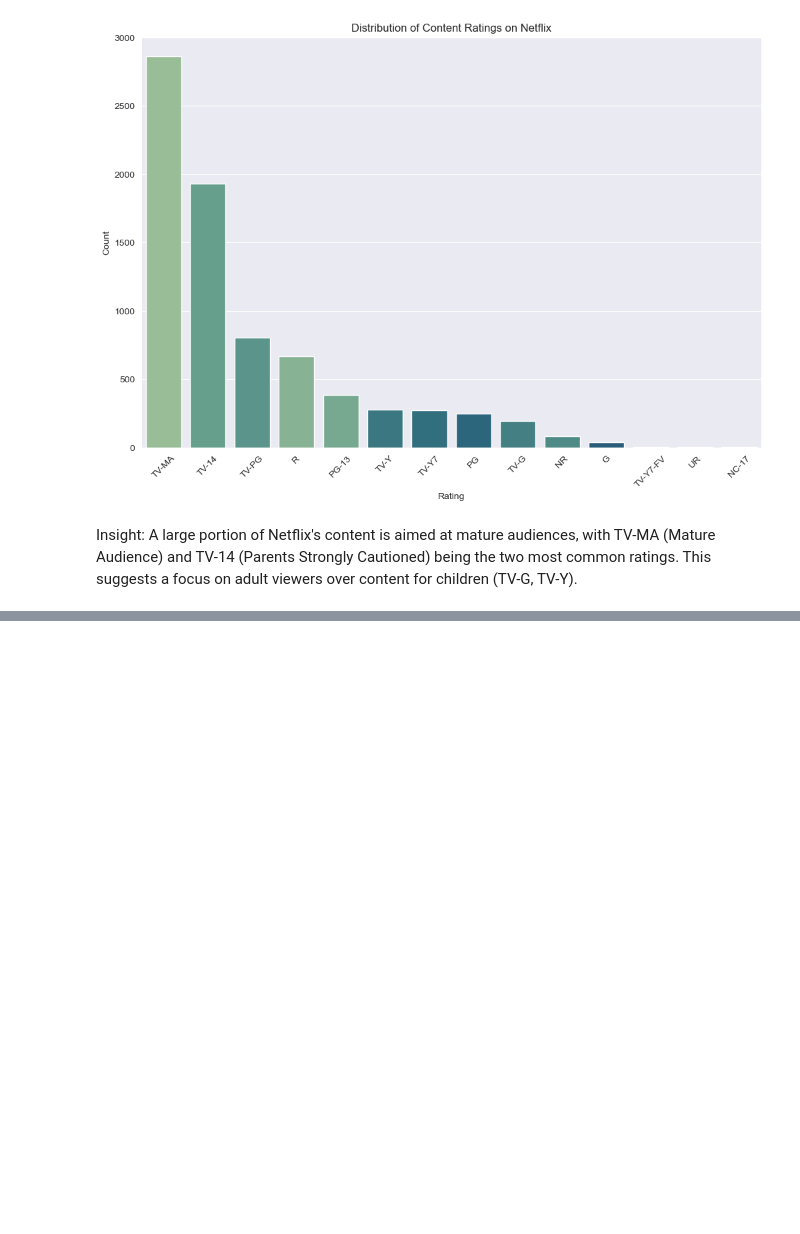
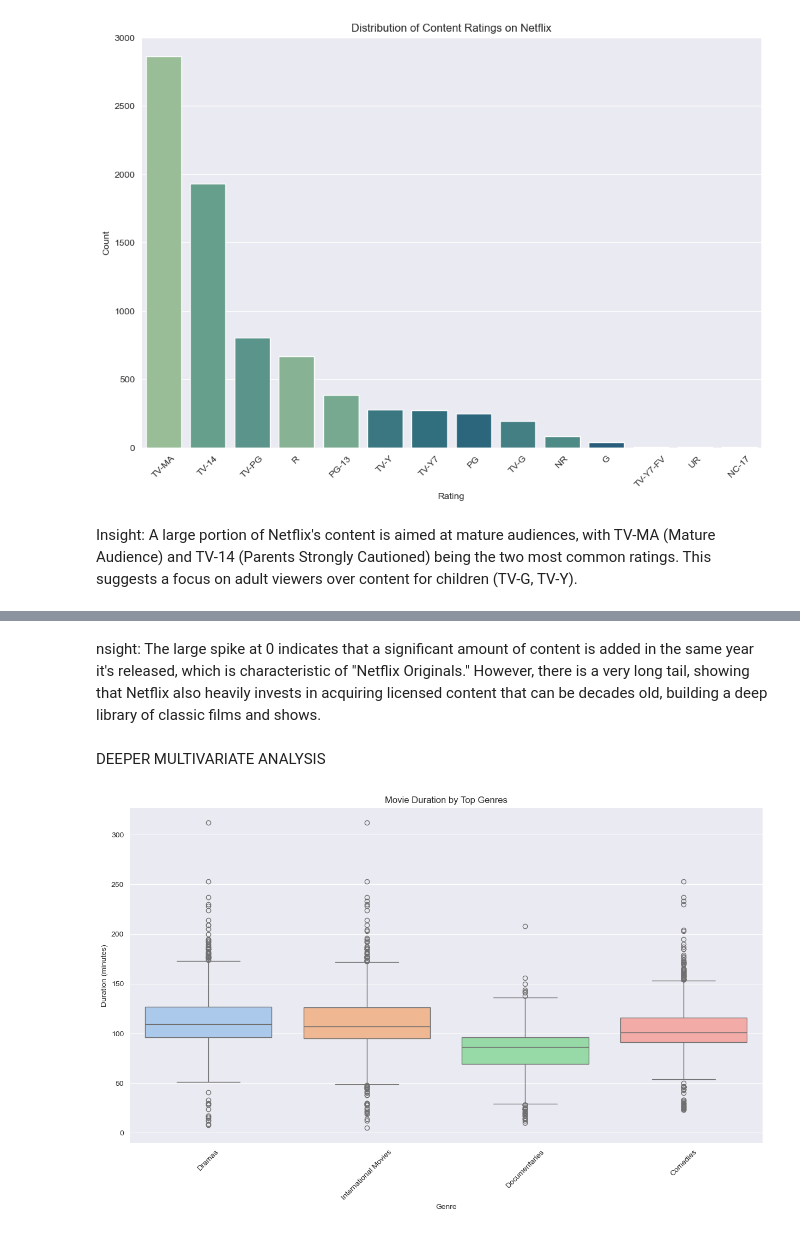
Before and after one commit to manshagupta217/Netflix-Content-Strategy-Analysis, a Jupyter notebook: notebooks/Netflix_Analysis.ipynb, the cells around one changed output, grey strips where cells are left out. Saved outputs shown, nothing was run; the diff lists cells and outputs as text; code cells hidden in the pictures; blank space fills up the shorter version.

```diff
--- a/notebooks/Netflix_Analysis.ipynb
+++ b/notebooks/Netflix_Analysis.ipynb
@@ -360,0 +382,19 @@ Insight: A large portion of Netflix's content is aimed at mature audiences, with
+# %% [markdown]
+nsight: The large spike at 0 indicates that a significant amount of content is added in the same year it's released, which is characteristic of "Netflix Originals." However, there is a very long tail, showing that Netflix also heavily invests in acquiring licensed content that can be decades old, building a deep library of classic films and shows.
+# %% [markdown]
+DEEPER MULTIVARIATE ANALYSIS
+# %%
+# Analyze movie duration across different top genres
+top_genres = genres['genre'].value_counts().index[:5]
+genres_movies = genres[(genres['type'] == 'Movie') & (genres['genre'].isin(top_genres))].copy()
+genres_movies['duration_min'] = genres_movies['duration'].str.replace(' min', '').astype(int)
+
+plt.figure(figsize=(15, 8))
+sns.boxplot(data=genres_movies, x='genre', y='duration_min', palette='pastel', hue='genre', legend=False)
+plt.title('Movie Duration by Top Genres')
+plt.xlabel('Genre')
+plt.ylabel('Duration (minutes)')
+plt.xticks(rotation=45)
+plt.show()
+# %% [output]
+[figure, added]
```
Also changed, not shown: parts of 6 cells of this notebook.
